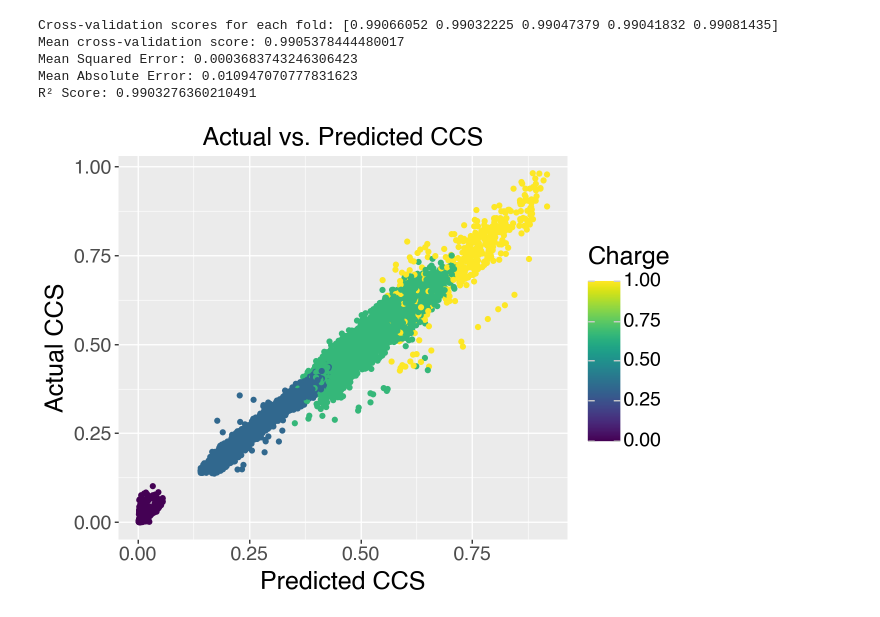
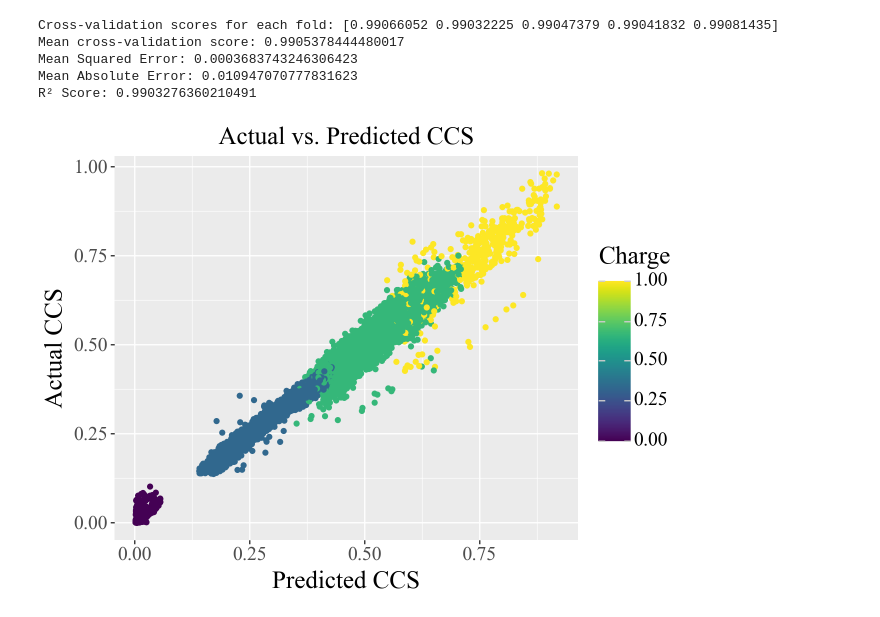
Before and after one commit to PaulSchwarze/PBL_Ion_Mobility, a Jupyter notebook: RandomForest_finalWithFunktion.ipynb, the cells around one changed output. Saved outputs shown, nothing was run; the diff lists cells and outputs as text; code cells hidden in the pictures.

```diff
--- a/RandomForest_finalWithFunktion.ipynb
+++ b/RandomForest_finalWithFunktion.ipynb
@@ -22,6 +22,10 @@ Total: 144113
 # %%
 # plot distribution of CCS
 import matplotlib.pyplot as plt
+plt.rcParams['font.family'] = 'serif'  # Use 'serif' family for Times New Roman compatibility
+plt.rcParams['font.serif'] = ['Times New Roman']  # Specify Times New Roman as the serif font
+
+
 plt.figure(figsize=(6, 4))
 
 plt.hist(y_train, label="Training data", bins=150)
@@ -29,11 +33,11 @@ plt.hist(y_test, label= "Test data", bins=150)
 plt.hist(y_val, label= "Validation data", bins=150)
 
 #plt.title("Distribution of the splitted dataset", fontsize=18)
-plt.ylabel("Amount",fontsize=18)
-plt.xlabel("Normalized CCS", fontsize=18)
-plt.legend(fontsize=14)
-plt.xticks(fontsize=14)
-plt.yticks(fontsize=14)
+plt.ylabel("Amount",fontsize=22)
+plt.xlabel("Normalized CCS", fontsize=22)
+plt.legend(fontsize=18)
+plt.xticks(fontsize=18)
+plt.yticks(fontsize=18)
 plt.tight_layout()
 plt.savefig("Normalized CCS.png", dpi=300)
 plt.show()
@@ -309,26 +316,30 @@ R² Score: 0.9903276360210491
 # %%
 from plotnine import ggplot, aes, geom_point, labs, scale_color_brewer, scale_color_distiller, scale_fill_gradient, theme, element_text
 
 df= pd.DataFrame()
 df['Charge'] = X_test['Charge']
 df['CCS_pred'] = y_pred
 df['CCS_actual'] = y_test
-(
+plot = (
     ggplot(df, aes(x = "CCS_pred", y = "CCS_actual", color="Charge"))
     +  labs(y = "Actual CCS", x = "Predicted CCS", title="Actual vs. Predicted CCS")
     + geom_point()
     + theme(
-        plot_title=element_text(size=18),         # Schriftgröße des Titels
-        axis_title_x=element_text(size=18),       # Schriftgröße der X-Achsenbeschriftung
-        axis_title_y=element_text(size=18),       # Schriftgröße der Y-Achsenbeschriftung
-        legend_title=element_text(size=18),
-        axis_text_x=element_text(size=14),        # X-axis tick label font size
-        axis_text_y=element_text(size=14), # Schriftgröße des Legendentitels
-        legend_text=element_text(size=14)         # Schriftgröße des Legendentextes
+        plot_title=element_text(size=18, family="Times New Roman"),         # Schriftgröße des Titels
+        axis_title_x=element_text(size=18, family="Times New Roman"),       # Schriftgröße der X-Achsenbeschriftung
+        axis_title_y=element_text(size=18, family="Times New Roman"),       # Schriftgröße der Y-Achsenbeschriftung
+        legend_title=element_text(size=18, family="Times New Roman"),
+        axis_text_x=element_text(size=14, family="Times New Roman"),        # X-axis tick label font size
+        axis_text_y=element_text(size=14, family="Times New Roman"), # Schriftgröße des Legendentitels
+        legend_text=element_text(size=14, family="Times New Roman")        # Schriftgröße des Legendentextes
     )
 )
+
+# Save as PNG
+plot.save("plot.png", dpi=300)
+plot.show()
 # %% [output]
-[figure, old version]
+[figure, new version]
 # %%
 from sklearn.model_selection import LearningCurveDisplay
 
```
Also changed, not shown: parts of 6 cells of this notebook.
